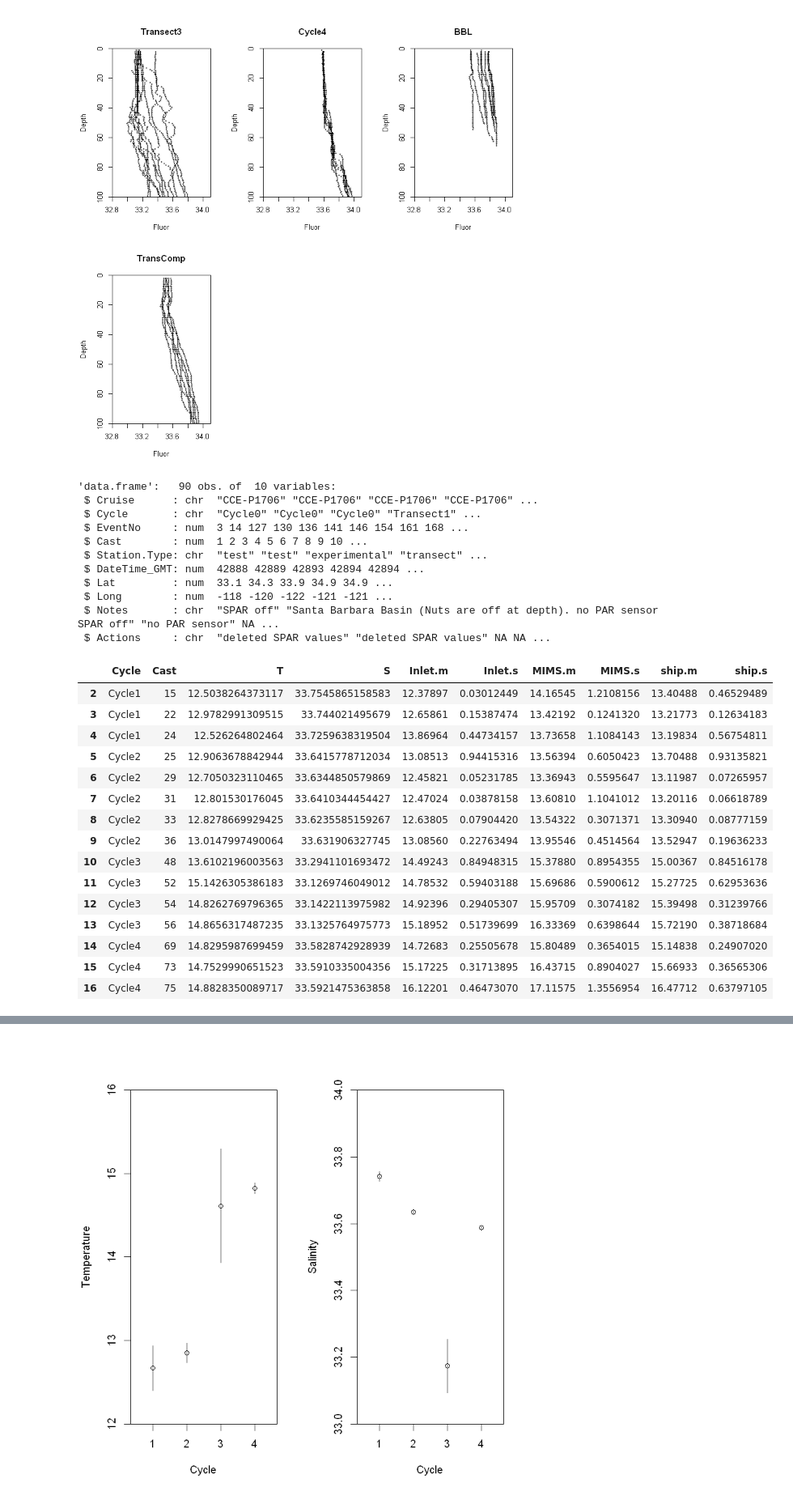
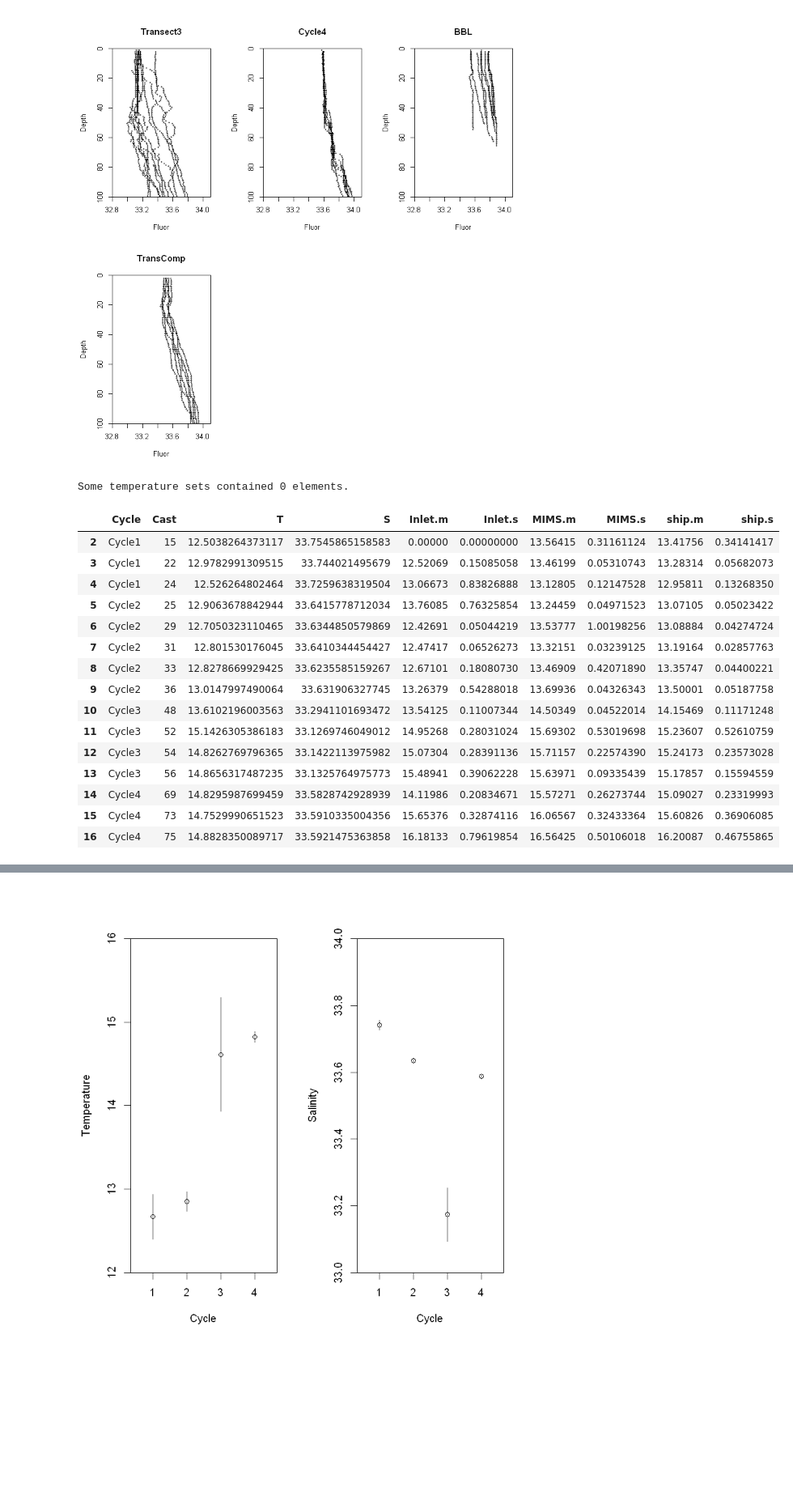
Before and after one commit to tbrycekelly/MIMS-TBK, a Jupyter notebook: Module - CTD Cast Analysis.ipynb, the cells around one changed output, grey strips where cells are left out. Shown at 81% size. Cells and saved outputs as stored; diff of their text form; code cells hidden in the pictures; blank space fills up the shorter version.

```diff
--- a/Module - CTD Cast Analysis.ipynb
+++ b/Module - CTD Cast Analysis.ipynb
@@ -116,7 +114,7 @@ calc.cycle.avg = function(time = '2 am') {
     data
 }
 
-get.flow.T = function(data, flow.time, flow, t.window = 12, d = Inf) {
+get.flow.T = function(data, flow.time, flow, t.window = 12, d, d.max = 1e3) {
     m = c()
     s = c()
     n = c()
@@ -124,59 +122,61 @@ get.flow.T = function(data, flow.time, flow, t.window = 12, d = Inf) {
         cast.time = conv_excel_time(ctd.log$DateTime_GMT[which(data$Cast[i] == ctd.log$Cast)])
         dt = as.numeric(difftime(cast.time, flow.time, units = 'hours'))
         l = which(dt^2 < t.window^2)
-        ld = which(data$Dist.to.Drifter[l] < d)
+        ld = which(d[l] < d.max)
 
-        m = c(m, mean(flow[l[ld]], na.rm = TRUE))
-        s = c(s, sd(flow[l[ld]], na.rm = TRUE))
-        n = c(n, length(ld))
+        if (length(ld) < 1) {
+            m = c(m, 0)
+            s = c(s, 0)
+            n = c(n, 0)
+        } else {
+            m = c(m, mean(flow[l[ld]], na.rm = TRUE))
+            s = c(s, sd(flow[l[ld]], na.rm = TRUE))
+            n = c(n, length(ld))
+        }
     }
     if (any(n == 0)) {
-        warn('Some temperature sets contained 0 elements.')
+        cat('Some temperature sets contained 0 elements.')
     }
     list(m = m, s = s, n = n)
 }
 # %%
-str(ctd.log)
+d.max = 1
+
 temp = calc.cycle.avg()
-inlet = get.flow.T(temp, ship.data$DT, ship.data$Inlet.T)
-ship = get.flow.T(temp, ship.data$DT, ship.data$TT)
-mims = get.flow.T(temp, ship.data$DT[ship.data$Optode.temp2.FLAG == 1],
-                  ship.data$Optode.temp2[ship.data$Optode.temp2.FLAG == 1])
+inlet = get.flow.T(data = temp, flow.time = ship.data$DT[ship.data$EIMS.Inlet.T.FLAG < 3],
+                   flow = ship.data$EIMS.Inlet.T[ship.data$EIMS.Inlet.T.FLAG < 3],
+                   d = ship.data$Dist.to.Drifter, d.max = d.max, t.window = 24)
+
+ship = get.flow.T(temp, ship.data$DT, ship.data$TT, d = ship.data$Dist.to.Drifter, d.max = d.max)
+
+mims = get.flow.T(temp, ship.data$DT[ship.data$Optode.temp2.FLAG < 3],
+                  ship.data$Optode.temp2[ship.data$Optode.temp2.FLAG < 3],
+                  d = ship.data$Dist.to.Drifter, d.max = d.max)
 
 temp$Inlet.m = inlet$m
 temp$Inlet.s = inlet$s
 temp$MIMS.m = mims$m
 temp$MIMS.s = mims$s
 temp$ship.m = ship$m
 temp$ship.s = ship$s
 
 temp
 # %% [output]
-'data.frame':   90 obs. of  10 variables:
- $ Cruise      : chr  "CCE-P1706" "CCE-P1706" "CCE-P1706" "CCE-P1706" ...
- $ Cycle       : chr  "Cycle0" "Cycle0" "Cycle0" "Transect1" ...
- $ EventNo     : num  3 14 127 130 136 141 146 154 161 168 ...
- $ Cast        : num  1 2 3 4 5 6 7 8 9 10 ...
- $ Station.Type: chr  "test" "test" "experimental" "transect" ...
- $ DateTime_GMT: num  42888 42889 42893 42894 42894 ...
- $ Lat         : num  33.1 34.3 33.9 34.9 34.9 ...
- $ Long        : num  -118 -120 -122 -121 -121 ...
- $ Notes       : chr  "SPAR off" "Santa Barbara Basin (Nuts are off at depth). no PAR sensor SPAR off" "no PAR sensor" NA ...
- $ Actions     : chr  "deleted SPAR values" "deleted SPAR values" NA NA ...
+Some temperature sets contained 0 elements.
 |  | Cycle | Cast | T | S | Inlet.m | Inlet.s | MIMS.m | MIMS.s | ship.m | ship.s |
-| 2 | Cycle1 | 15 | 12.5038264373117 | 33.7545865158583 | 12.37897 | 0.03012449 | 14.16545 | 1.2108156 | 13.40488 | 0.46529489 |
-| 3 | Cycle1 | 22 | 12.9782991309515 | 33.744021495679 | 12.65861 | 0.15387474 | 13.42192 | 0.1241320 | 13.21773 | 0.12634183 |
-| 4 | Cycle1 | 24 | 12.526264802464 | 33.7259638319504 | 13.86964 | 0.44734157 | 13.73658 | 1.1084143 | 13.19834 | 0.56754811 |
-| 5 | Cycle2 | 25 | 12.9063678842944 | 33.6415778712034 | 13.08513 | 0.94415316 | 13.56394 | 0.6050423 | 13.70488 | 0.93135821 |
-| 6 | Cycle2 | 29 | 12.7050323110465 | 33.6344850579869 | 12.45821 | 0.05231785 | 13.36943 | 0.5595647 | 13.11987 | 0.07265957 |
-| 7 | Cycle2 | 31 | 12.801530176045 | 33.6410344454427 | 12.47024 | 0.03878158 | 13.60810 | 1.1041012 | 13.20116 | 0.06618789 |
-| 8 | Cycle2 | 33 | 12.8278669929425 | 33.6235585159267 | 12.63805 | 0.07904420 | 13.54322 | 0.3071371 | 13.30940 | 0.08777159 |
-| 9 | Cycle2 | 36 | 13.0147997490064 | 33.631906327745 | 13.08560 | 0.22763494 | 13.95546 | 0.4514564 | 13.52947 | 0.19636233 |
-| 10 | Cycle3 | 48 | 13.6102196003563 | 33.2941101693472 | 14.49243 | 0.84948315 | 15.37880 | 0.8954355 | 15.00367 | 0.84516178 |
-| 11 | Cycle3 | 52 | 15.1426305386183 | 33.1269746049012 | 14.78532 | 0.59403188 | 15.69686 | 0.5900612 | 15.27725 | 0.62953636 |
-| 12 | Cycle3 | 54 | 14.8262769796365 | 33.1422113975982 | 14.92396 | 0.29405307 | 15.95709 | 0.3074182 | 15.39498 | 0.31239766 |
-| 13 | Cycle3 | 56 | 14.8656317487235 | 33.1325764975773 | 15.18952 | 0.51739699 | 16.33369 | 0.6398644 | 15.72190 | 0.38718684 |
-| 14 | Cycle4 | 69 | 14.8295987699459 | 33.5828742928939 | 14.72683 | 0.25505678 | 15.80489 | 0.3654015 | 15.14838 | 0.24907020 |
-| 15 | Cycle4 | 73 | 14.7529990651523 | 33.5910335004356 | 15.17225 | 0.31713895 | 16.43715 | 0.8904027 | 15.66933 | 0.36565306 |
-| 16 | Cycle4 | 75 | 14.8828350089717 | 33.5921475363858 | 16.12201 | 0.46473070 | 17.11575 | 1.3556954 | 16.47712 | 0.63797105 |
+| 2 | Cycle1 | 15 | 12.5038264373117 | 33.7545865158583 | 0.00000 | 0.00000000 | 13.56415 | 0.31161124 | 13.41756 | 0.34141417 |
+| 3 | Cycle1 | 22 | 12.9782991309515 | 33.744021495679 | 12.52069 | 0.15085058 | 13.46199 | 0.05310743 | 13.28314 | 0.05682073 |
+| 4 | Cycle1 | 24 | 12.526264802464 | 33.7259638319504 | 13.06673 | 0.83826888 | 13.12805 | 0.12147528 | 12.95811 | 0.13268350 |
+| 5 | Cycle2 | 25 | 12.9063678842944 | 33.6415778712034 | 13.76085 | 0.76325854 | 13.24459 | 0.04971523 | 13.07105 | 0.05023422 |
+| 6 | Cycle2 | 29 | 12.7050323110465 | 33.6344850579869 | 12.42691 | 0.05044219 | 13.53777 | 1.00198256 | 13.08884 | 0.04274724 |
+| 7 | Cycle2 | 31 | 12.801530176045 | 33.6410344454427 | 12.47417 | 0.06526273 | 13.32151 | 0.03239125 | 13.19164 | 0.02857763 |
+| 8 | Cycle2 | 33 | 12.8278669929425 | 33.6235585159267 | 12.67101 | 0.18080730 | 13.46909 | 0.42071890 | 13.35747 | 0.04400221 |
+| 9 | Cycle2 | 36 | 13.0147997490064 | 33.631906327745 | 13.26379 | 0.54288018 | 13.69936 | 0.04326343 | 13.50001 | 0.05187758 |
+| 10 | Cycle3 | 48 | 13.6102196003563 | 33.2941101693472 | 13.54125 | 0.11007344 | 14.50349 | 0.04522014 | 14.15469 | 0.11171248 |
+| 11 | Cycle3 | 52 | 15.1426305386183 | 33.1269746049012 | 14.95268 | 0.28031024 | 15.69302 | 0.53019698 | 15.23607 | 0.52610759 |
+| 12 | Cycle3 | 54 | 14.8262769796365 | 33.1422113975982 | 15.07304 | 0.28391136 | 15.71157 | 0.22574390 | 15.24173 | 0.23573028 |
+| 13 | Cycle3 | 56 | 14.8656317487235 | 33.1325764975773 | 15.48941 | 0.39062228 | 15.63971 | 0.09335439 | 15.17857 | 0.15594559 |
+| 14 | Cycle4 | 69 | 14.8295987699459 | 33.5828742928939 | 14.11986 | 0.20834671 | 15.57271 | 0.26273744 | 15.09027 | 0.23319993 |
+| 15 | Cycle4 | 73 | 14.7529990651523 | 33.5910335004356 | 15.65376 | 0.32874116 | 16.06567 | 0.32433364 | 15.60826 | 0.36906085 |
+| 16 | Cycle4 | 75 | 14.8828350089717 | 33.5921475363858 | 16.18133 | 0.79619854 | 16.56425 | 0.50106018 | 16.20087 | 0.46755865 |
 # %%
```
Also changed, not shown: parts of 2 cells of this notebook, 2 other files.
